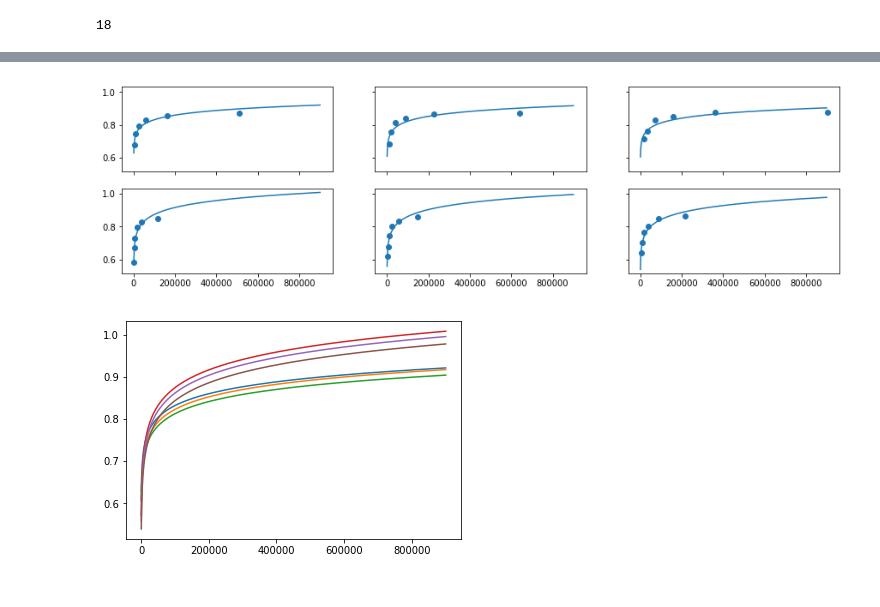
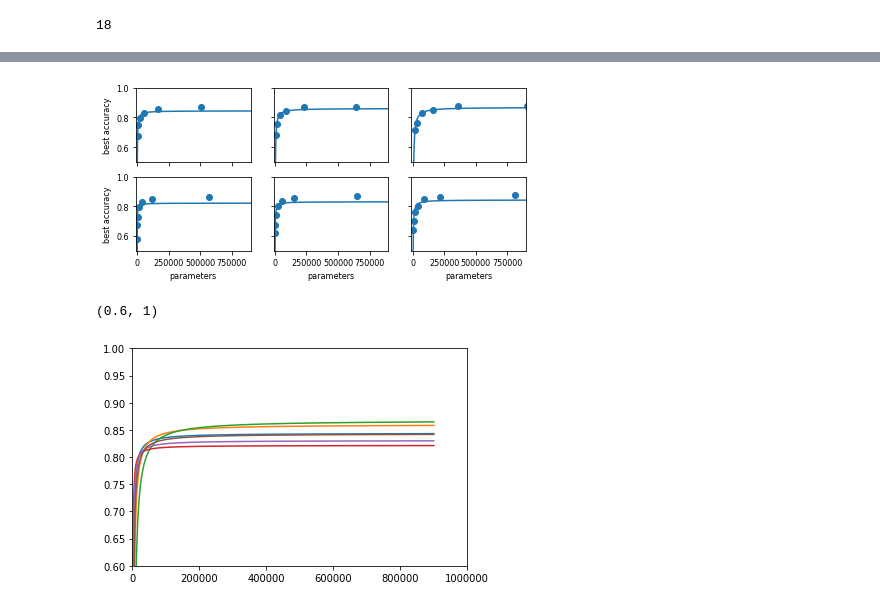
Before and after one commit to AlexStasik/UniquenessOfCNNLearning, a Jupyter notebook: code/cifar5_find_smallest_network.ipynb, the cells around one changed output, grey strips where cells are left out. Saved outputs shown, nothing was run; the diff lists cells and outputs as text; code cells hidden in the pictures.

```diff
--- a/code/cifar5_find_smallest_network.ipynb
+++ b/code/cifar5_find_smallest_network.ipynb
@@ -234,9 +237,9 @@ y = np.array(best_acc_const + best_acc_exp)
 x2, y2 = np.array(const_params), np.array(best_acc_const)
 x3, y3 = np.array(exp_params), np.array(best_acc_exp)
 # %%
-popt, pcov = curve_fit(log_func, x, y)
-popt2, pcov2 = curve_fit(log_func, x2, y2)
-popt3, pcov3 = curve_fit(log_func, x3, y3)
+popt, pcov = curve_fit(use_func, x, y)
+popt2, pcov2 = curve_fit(use_func, x2, y2)
+popt3, pcov3 = curve_fit(use_func, x3, y3)
 # %%
 xplot = np.linspace(700, 900000, 1000)
 # %%
@@ -251,5 +256,7 @@ plt.scatter(x3, y3)
 # %%
-for i in range(6):
-    plt.plot(x[i*6:(i+1)*6], y[i*6:(i+1)*6])
-plt.xlim(0, 900000)
+for i in range(3):
+    plt.plot(x2[i*7:(i+1)*7], y2[i*7:(i+1)*7])
+for i in range(3):
+    plt.plot(x3[i*6:(i+1)*6], y3[i*6:(i+1)*6])
+plt.xlim(0, 1000000)
 # %% [output]
@@ -260,10 +267,9 @@ accs_const = []
 params_const = []
 accs_exp = []
 params_exp = []
-
 for i in range(3):
-    accs_const.append(best_acc_const[i*6:(i+1)*6])
-    params_const.append(const_params[i*6:(i+1)*6])
+    accs_const.append(best_acc_const[i*7:(i+1)*7])
+    params_const.append(const_params[i*7:(i+1)*7])
 for i in range(3):
     accs_exp.append(best_acc_exp[i*6:(i+1)*6])
     params_exp.append(exp_params[i*6:(i+1)*6])
@@ -276,24 +277,36 @@ plt.plot(params_exp[0], accs_exp[0])
 exp_popts = []
 const_popts = []
 for i, acc in enumerate(accs_exp):
-    popt, pcov = curve_fit(log_func, params_exp[i], acc)
+    popt, pcov = curve_fit(use_func, params_exp[i][:5], acc[:5])
     exp_popts.append(popt)
 for i, acc in enumerate(accs_const):
-    popt, pcov = curve_fit(log_func, params_const[i], acc)
+    popt, pcov = curve_fit(use_func, params_const[i][:6], acc[:6])
     const_popts.append(popt)
 # %%
 xplot = np.linspace(700, 900000, 1000)
-fig, ax = plt.subplots(ncols=3, nrows=2, sharey=True, sharex=True, figsize=[15, 4])
+fig, ax = plt.subplots(ncols=3, nrows=2, sharey=True, sharex=True, figsize=[7,3])
 for i in range(3):
-    ax.flat[i].plot(xplot, log_func(xplot, *exp_popts[i]))
+    ax.flat[i].plot(xplot, use_func(xplot, *exp_popts[i]))
     ax.flat[i].scatter(params_exp[i], accs_exp[i])
 for i in range(3):
-    ax.flat[i+3].plot(xplot, log_func(xplot, *const_popts[i]))
+    ax.flat[i+3].plot(xplot, use_func(xplot,*const_popts[i]))
     ax.flat[i+3].scatter(params_const[i], accs_const[i])
+
+plt.xlim(-10000, 900000)
+plt.ylim(0.5, 1)
+for a in ax[:,0]:
+    a.set_ylabel('best accuracy', fontdict={'fontsize': 8.})
+    a.tick_params(labelsize=8)
+for a in ax[1,:]:
+    a.set_xlabel('parameters', fontdict={'fontsize': 8.})
+    a.tick_params(labelsize=8)
 # %% [output]
-[figure, old version]
+[figure, new version]
 # %%
-for p in popts:
-    plt.plot(xplot, log_func(xplot, *p))
+for p in exp_popts + const_popts:
+    plt.plot(xplot,  use_func(xplot, *p))
+plt.xlim(0, 1000000)
+plt.ylim(0.6, 1)
 # %% [output]
+(0.6, 1)
-[figure, old version]
+[figure, new version]
```
Also changed, not shown: parts of 10 cells of this notebook, 2 other files.
